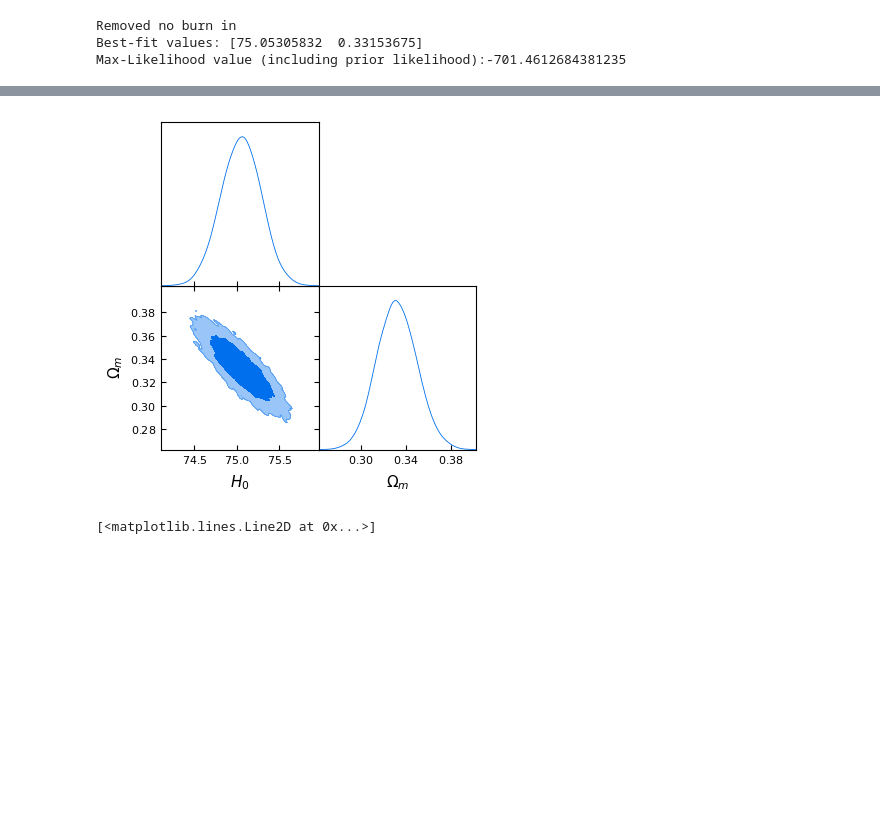
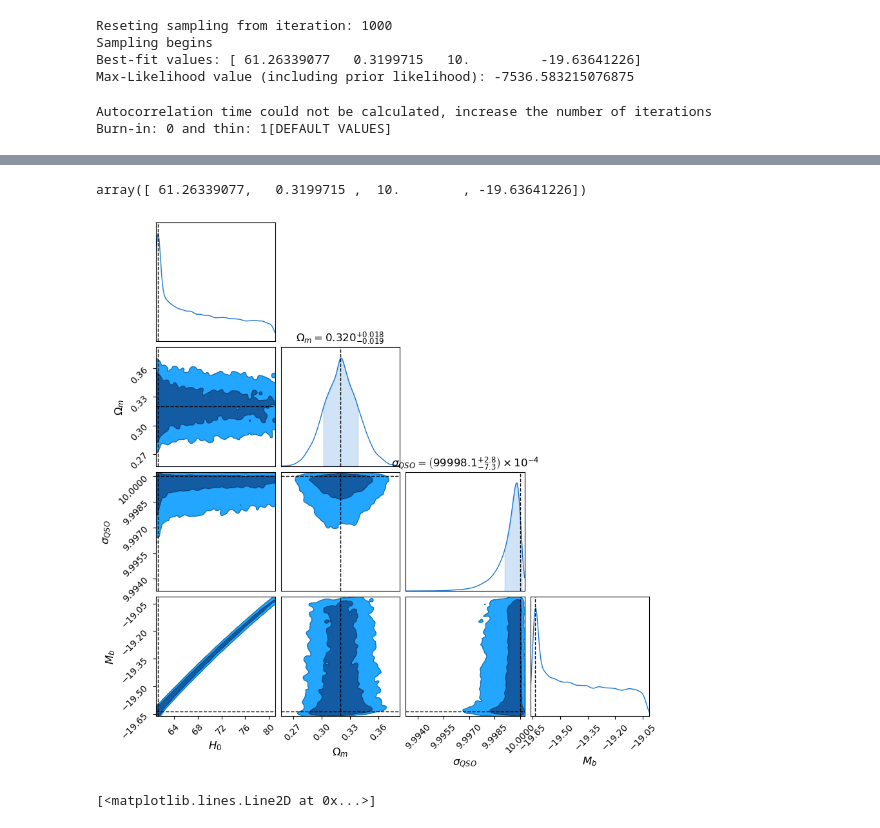
Before and after one commit to cosomelet/marcia, a Jupyter notebook: Notebooks/likelihood.ipynb, the cells around one changed output, grey strips where cells are left out. Saved outputs shown, nothing was run; the diff lists cells and outputs as text; code cells hidden in the pictures; blank space fills up the shorter version.

Commit message:
quasar likelihood best

```diff
--- a/Notebooks/likelihood.ipynb
+++ b/Notebooks/likelihood.ipynb
@@ -22,9 +40,15 @@ array([ 68.14005706,   0.31956576, 147.24436055])
 # %%
-Samp = Sampler('LCDM',['H0','Omega_m'],['Pantheon_plus'],[70,0.25],sampler_file='Pantheon_LCDM.h5',resume=False,max_n=1000)
+Samp = Sampler('LCDM',['H0','Omega_m','qso_sigma','M_b'],['QSA','Pantheon_plus'],[70,0.25,5,-19.2],sampler_file='QSA_LCDM.h5',max_n=1000)
+# %%
+Samp.sampler(reset=True)
+# %% [output]
+Reseting sampling from iteration: 1000
+Sampling begins
+Best-fit values: [ 61.26339077   0.3199715   10.         -19.63641226]
+Max-Likelihood value (including prior likelihood): -7536.583215076875
 # %%
-Samp.corner_plot(True)
+Samp.corner_plot()
 Samp.MLE()
 # %% [output]
-Removed no burn in
-Best-fit values: [75.05305832  0.33153675]
-Max-Likelihood value (including prior likelihood):-701.4612684381235
+Autocorrelation time could not be calculated, increase the number of iterations
+Burn-in: 0 and thin: 1[DEFAULT VALUES]
@@ -32,4 +57,5 @@ array([75.05305832,  0.33153675])
+array([ 61.26339077,   0.3199715 ,  10.        , -19.63641226])
-[figure, old version]
+[figure, new version]
 # %%
 data =[ 'Pantheon_plus']
 db = Data(data)
```
Also changed, not shown: parts of 8 cells of this notebook, 4 other files.
